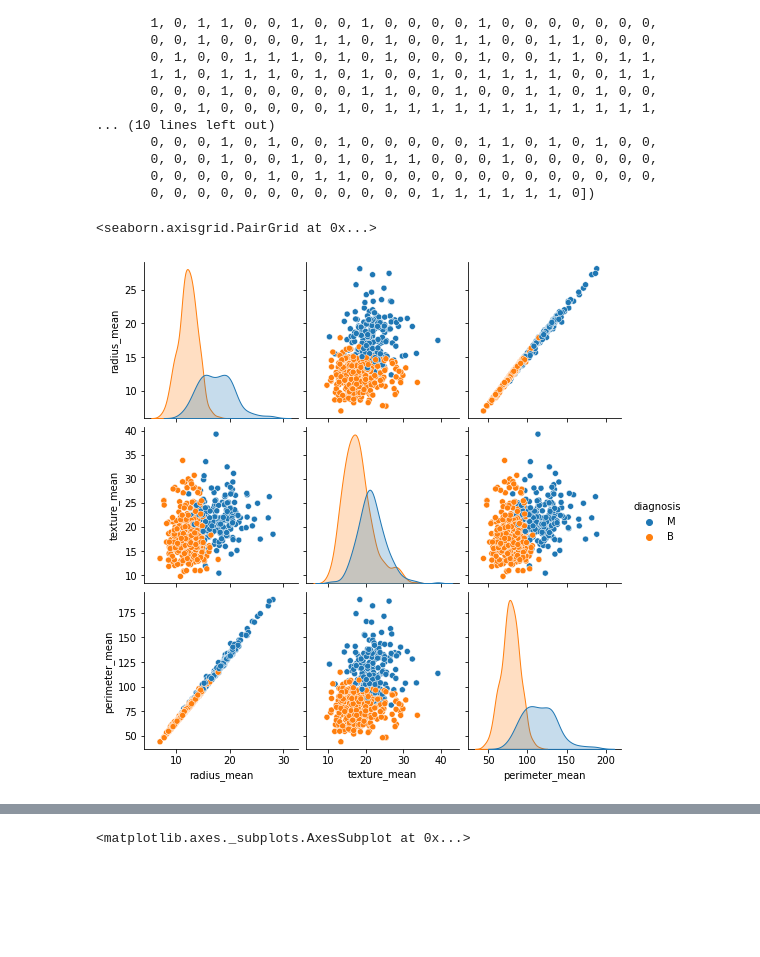
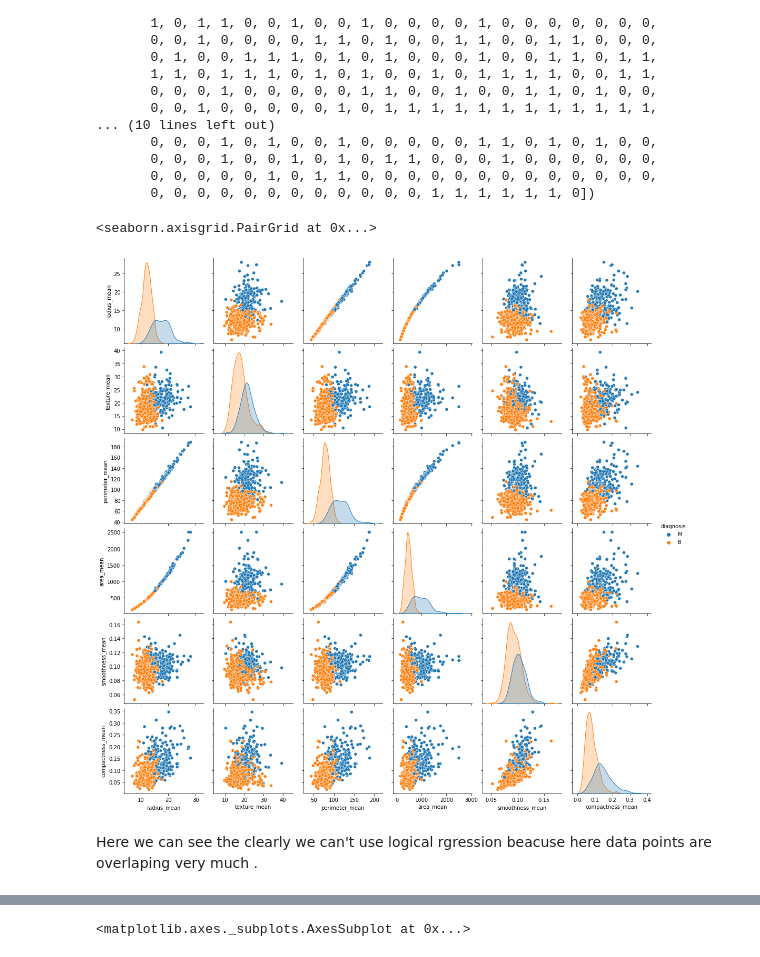
Before and after one commit to shoaibnadafgit/BreastCancer_Prediction, a Jupyter notebook: BreastCancer.ipynb, the cells around one changed output, grey strips where cells are left out. Cells and saved outputs as stored; diff of their text form; code cells hidden in the pictures; blank space fills up the shorter version.

```diff
--- a/BreastCancer.ipynb
+++ b/BreastCancer.ipynb
@@ -128,10 +130,12 @@ array([1, 1, 1, 1, 1, 1, 1, 1, 1, 1, 1, 1, 1, 1, 1, 1, 1, 1, 1, 0, 0, 0,
 # %%
 #create pair plot
 #index 1 to 6
-sns.pairplot(df.iloc[:,1:5],hue='diagnosis')
+sns.pairplot(df.iloc[:,1:8],hue='diagnosis')
 # %% [output]
 <seaborn.axisgrid.PairGrid at 0x...>
-[figure, old version]
+[figure, new version]
+# %% [markdown]
+Here we can see the clearly we can't use logical rgression beacuse here data points are overlaping very much .
 # %%
 #coorelation in cols
 df.iloc[:,2:].corr()
```
Also changed, not shown: parts of 4 cells of this notebook.
